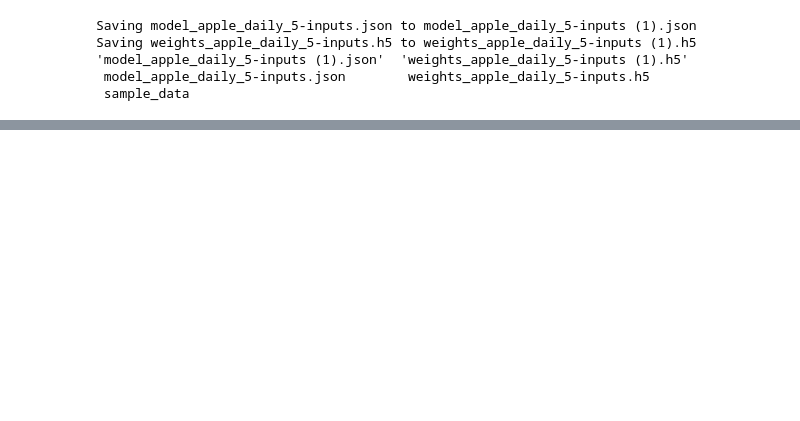
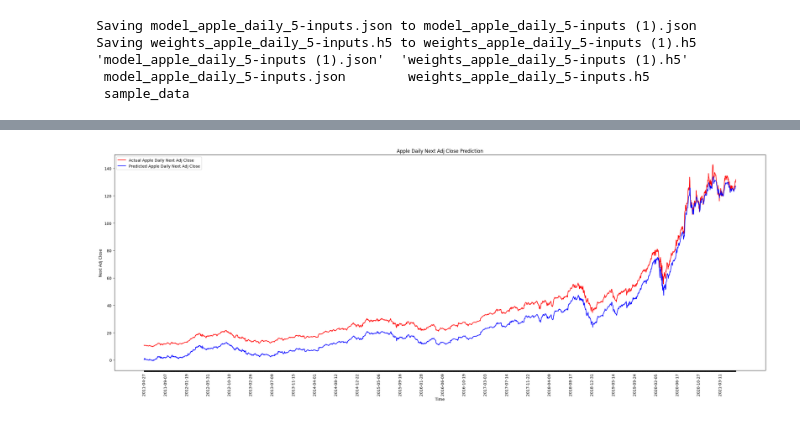
Before and after one commit to whittlem/colabnotebooks, a Jupyter notebook: TradingAI_LSTM_AppleDaily.ipynb, the cells around one changed output, grey strips where cells are left out. Saved outputs shown, nothing was run; the diff lists cells and outputs as text; code cells hidden in the pictures; blank space fills up the shorter version.

```diff
--- a/TradingAI_LSTM_AppleDaily.ipynb
+++ b/TradingAI_LSTM_AppleDaily.ipynb
@@ -230,10 +265,18 @@ print ('y_pred.shape:', y_pred.shape)
 # %%
 plt.figure(figsize=(30,10))
 plt.plot(df['Date'].tail(len(y_pred)), df['Adj Close'][-len(y_pred):].values, color='red', label=f'Actual Apple Daily {y.columns.values[0].title()}')
 plt.plot(df['Date'].tail(len(y_pred)), y_pred, color='blue', label=f'Predicted Apple Daily {y.columns.values[0].title()}')
 plt.title(f'Apple Daily {y.columns.values[0].title()} Prediction')
 plt.xlabel('Time')
 plt.ylabel(f'{y.columns.values[0].title()}')
 plt.xticks(rotation=90)
+
+ax = plt.gca()
+for index, label in enumerate(ax.xaxis.get_ticklabels()):
+  if index % 92 != 0:
+    label.set_visible(False)
+
 plt.legend()
 plt.show()
+# %% [output]
+[figure, added]
```
Also changed, not shown: parts of 6 cells of this notebook.
